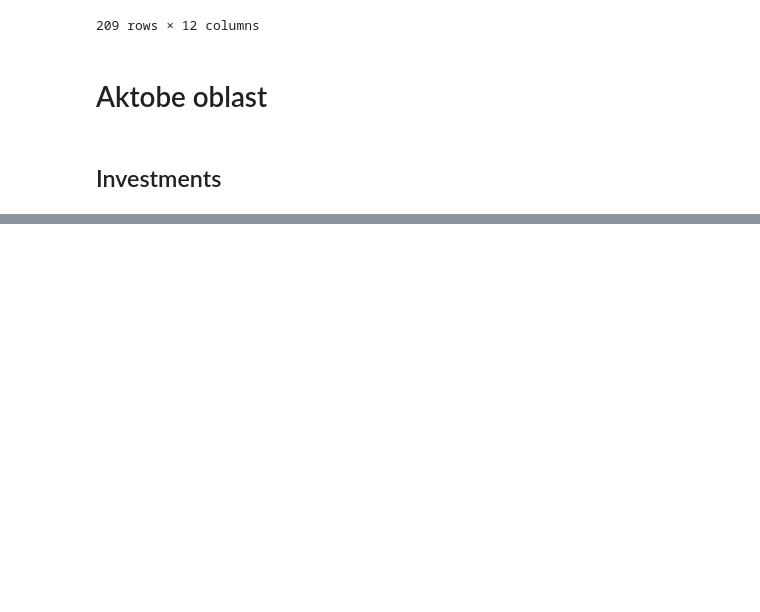
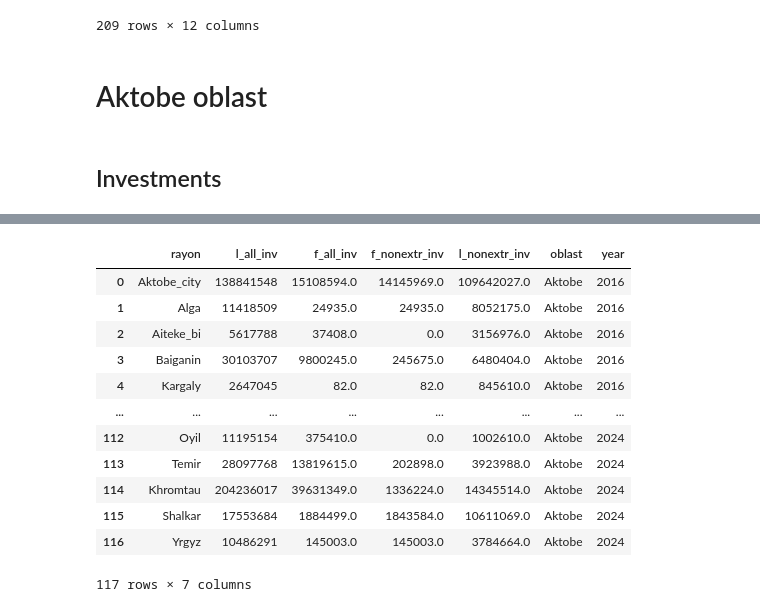
Before and after one commit to askhat-omar/FDI_crowding_effects, a Jupyter notebook: Code/data_cleaning.ipynb, the cells around one changed output, grey strips where cells are left out. Saved outputs shown, nothing was run; the diff lists cells and outputs as text; code cells hidden in the pictures; blank space fills up the shorter version.

```diff
--- a/Code/data_cleaning.ipynb
+++ b/Code/data_cleaning.ipynb
@@ -2429,0 +2389,50 @@ for i in range(3):
+# %%
+all_columns = ['rayon', 'l_all_inv', 'f_all_inv']
+non_columns = ['rayon', 'all_nonextr_inv', 'f_nonextr_inv']
+
+for df in [aktobe_all_2016, aktobe_all_2017, aktobe_all_2018, aktobe_all_2019, aktobe_all_2020, aktobe_all_2021, aktobe_all_2022, aktobe_all_2023, aktobe_all_2024]:
+    df.columns = all_columns
+
+for df in [aktobe_non_2016, aktobe_non_2017, aktobe_non_2018, aktobe_non_2019, aktobe_non_2020, aktobe_non_2021, aktobe_non_2022, aktobe_non_2023, aktobe_non_2024]:
+    df.columns = non_columns
+    df['l_nonextr_inv'] = df['all_nonextr_inv'] - df['f_nonextr_inv']
+    df.drop('all_nonextr_inv', axis=1, inplace=True)
+
+rayon_names = ['Aktobe_city', 'Alga', 'Aiteke_bi', 'Baiganin', 'Kargaly', 'Kobda', 'Martok', 'Mugalzhar', 'Oyil', 'Temir', 'Khromtau', 'Shalkar', 'Yrgyz']
+
+for df in [aktobe_all_2016, aktobe_all_2017, aktobe_all_2018, aktobe_all_2019, aktobe_all_2020, aktobe_all_2021, aktobe_all_2022, aktobe_all_2023, aktobe_all_2024, aktobe_non_2016, aktobe_non_2017, aktobe_non_2018, aktobe_non_2019, aktobe_non_2020, aktobe_non_2021, aktobe_non_2022, aktobe_non_2023, aktobe_non_2024]:
+    df['rayon'] = rayon_names
+
+aktobe_2016 = aktobe_all_2016.merge(aktobe_non_2016, on='rayon')
+aktobe_2017 = aktobe_all_2017.merge(aktobe_non_2017, on='rayon')
+aktobe_2018 = aktobe_all_2018.merge(aktobe_non_2018, on='rayon')
+aktobe_2019 = aktobe_all_2019.merge(aktobe_non_2019, on='rayon')
+aktobe_2020 = aktobe_all_2020.merge(aktobe_non_2020, on='rayon')
+aktobe_2021 = aktobe_all_2021.merge(aktobe_non_2021, on='rayon')
+aktobe_2022 = aktobe_all_2022.merge(aktobe_non_2022, on='rayon')
+aktobe_2023 = aktobe_all_2023.merge(aktobe_non_2023, on='rayon')
+aktobe_2024 = aktobe_all_2024.merge(aktobe_non_2024, on='rayon')
+
+dfs = [aktobe_2016, aktobe_2017, aktobe_2018, aktobe_2019, aktobe_2020, aktobe_2021, aktobe_2022, aktobe_2023, aktobe_2024]
+
+for i in range(9):
+    df = dfs[i]
+    df['oblast'] = 'Aktobe'
+    df['year'] = 2016 + i
+
+aktobe_inv = pd.concat([aktobe_2016, aktobe_2017, aktobe_2018, aktobe_2019, aktobe_2020, aktobe_2021, aktobe_2022, aktobe_2023, aktobe_2024], ignore_index=True)
+aktobe_inv
+# %% [output]
+|  | rayon | l_all_inv | f_all_inv | f_nonextr_inv | l_nonextr_inv | oblast | year |
+| 0 | Aktobe_city | 138841548 | 15108594.0 | 14145969.0 | 109642027.0 | Aktobe | 2016 |
+| 1 | Alga | 11418509 | 24935.0 | 24935.0 | 8052175.0 | Aktobe | 2016 |
+| 2 | Aiteke_bi | 5617788 | 37408.0 | 0.0 | 3156976.0 | Aktobe | 2016 |
+| 3 | Baiganin | 30103707 | 9800245.0 | 245675.0 | 6480404.0 | Aktobe | 2016 |
+| 4 | Kargaly | 2647045 | 82.0 | 82.0 | 845610.0 | Aktobe | 2016 |
+| ... | ... | ... | ... | ... | ... | ... | ... |
+| 112 | Oyil | 11195154 | 375410.0 | 0.0 | 1002610.0 | Aktobe | 2024 |
+| 113 | Temir | 28097768 | 13819615.0 | 202898.0 | 3923988.0 | Aktobe | 2024 |
+| 114 | Khromtau | 204236017 | 39631349.0 | 1336224.0 | 14345514.0 | Aktobe | 2024 |
+| 115 | Shalkar | 17553684 | 1884499.0 | 1843584.0 | 10611069.0 | Aktobe | 2024 |
+| 116 | Yrgyz | 10486291 | 145003.0 | 145003.0 | 3784664.0 | Aktobe | 2024 |
+117 rows × 7 columns
```
Also changed, not shown: parts of 32 cells of this notebook, 1 other file.
